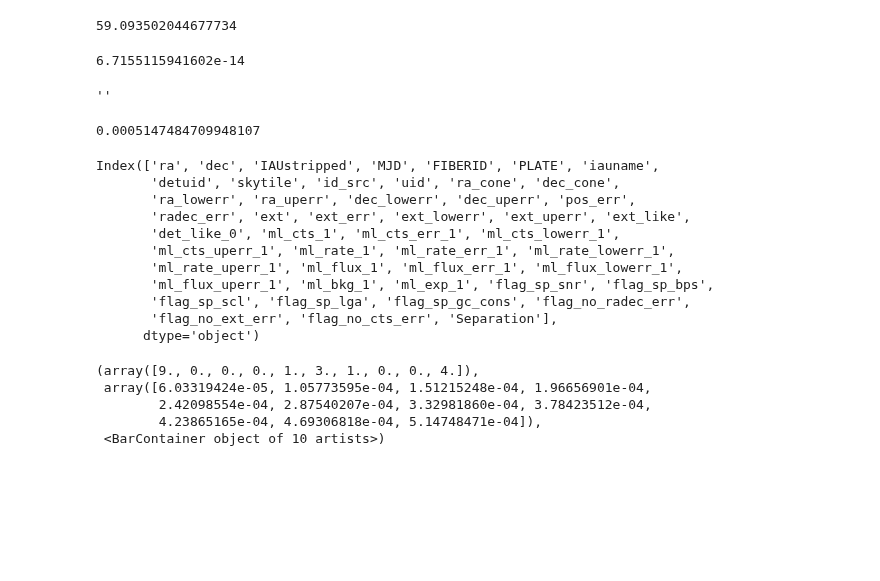
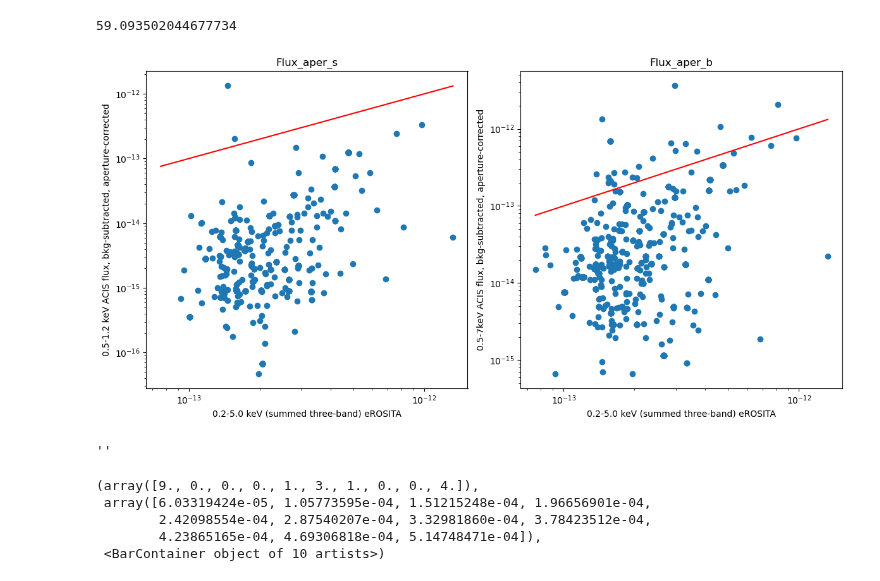
Before and after one commit to kciurleo/AGN, a Jupyter notebook: unorganized/eROSITA_stuff.ipynb, the cells around one changed output. Cells and saved outputs as stored; diff of their text form; code cells hidden in the pictures; blank space fills up the shorter version.

```diff
--- a/unorganized/eROSITA_stuff.ipynb
+++ b/unorganized/eROSITA_stuff.ipynb
@@ -15,10 +15,37 @@ full_data=pd.merge(seyferts, erosita, on=['PLATE','FIBERID','MJD'], how='left')
 np.min(full_data['Exposure_02e'])
 # %% [output]
 59.093502044677734
-# %%
-np.max(full_data['flux_aper_w'])
-# %% [output]
-6.7155115941602e-14
+# %%
+#plotting sum of eROSITA flux vs CSC flux; below the line is below the threshold
+fig, (ax1, ax2) = plt.subplots(1, 2, figsize=(12, 6))
+
+#flux_aper_s, underestimate
+ax1.scatter(full_data['UL_B_02e'], full_data['flux_aper_s'])
+#y=x line
+ax1.plot(np.linspace(np.min(full_data['UL_B_02e']), np.max(full_data['UL_B_02e'])),
+         np.linspace(np.min(full_data['UL_B_02e']), np.max(full_data['UL_B_02e'])), color='red')
+ax1.set_xscale('log')
+ax1.set_yscale('log')
+ax1.set_xlabel('0.2-5.0 keV (summed three-band) eROSITA')
+ax1.set_ylabel('0.5-1.2 keV ACIS flux, bkg-subtracted, aperture-corrected')
+ax1.set_title('Flux_aper_s')
+
+#flux_aper_b, overestimate
+ax2.scatter(full_data['UL_B_02e'], full_data['flux_aper_b'])
+#y=x line
+ax2.plot(np.linspace(np.min(full_data['UL_B_02e']), np.max(full_data['UL_B_02e'])),
+         np.linspace(np.min(full_data['UL_B_02e']), np.max(full_data['UL_B_02e'])), color='red')
+ax2.set_xscale('log')
+ax2.set_yscale('log')
+ax2.set_xlabel('0.2-5.0 keV (summed three-band) eROSITA')
+ax2.set_ylabel('0.5-7keV ACIS flux, bkg-subtracted, aperture-corrected')
+ax2.set_title('Flux_aper_b')
+
+# Adjust layout and display the plot
+plt.tight_layout()
+plt.show()
+# %% [output]
+[figure, added]
 # %%
 '''
 Chandra fluxes, erg cm-2 s−1
@@ -44,24 +71,6 @@ _lolim_x and _hilim_x are the 68% confidence limits for band x
 ''
 # %%
 cone_search=pd.read_csv("/Users/kciurleo/Documents/kciurleo/AGN/csvs/topcat_erosita.csv")
-# %%
-np.max(cone_search['Separation'])
-# %% [output]
-0.0005147484709948107
-# %%
-cone_search.columns
-# %% [output]
-Index(['ra', 'dec', 'IAUstripped', 'MJD', 'FIBERID', 'PLATE', 'iauname',
-       'detuid', 'skytile', 'id_src', 'uid', 'ra_cone', 'dec_cone',
-       'ra_lowerr', 'ra_uperr', 'dec_lowerr', 'dec_uperr', 'pos_err',
-       'radec_err', 'ext', 'ext_err', 'ext_lowerr', 'ext_uperr', 'ext_like',
-       'det_like_0', 'ml_cts_1', 'ml_cts_err_1', 'ml_cts_lowerr_1',
-       'ml_cts_uperr_1', 'ml_rate_1', 'ml_rate_err_1', 'ml_rate_lowerr_1',
-       'ml_rate_uperr_1', 'ml_flux_1', 'ml_flux_err_1', 'ml_flux_lowerr_1',
-       'ml_flux_uperr_1', 'ml_bkg_1', 'ml_exp_1', 'flag_sp_snr', 'flag_sp_bps',
-       'flag_sp_scl', 'flag_sp_lga', 'flag_sp_gc_cons', 'flag_no_radec_err',
-       'flag_no_ext_err', 'flag_no_cts_err', 'Separation'],
-      dtype='object')
 # %%
 plt.hist(cone_search['Separation'])
 # %% [output]
```
Also changed, not shown: 2 other files.
